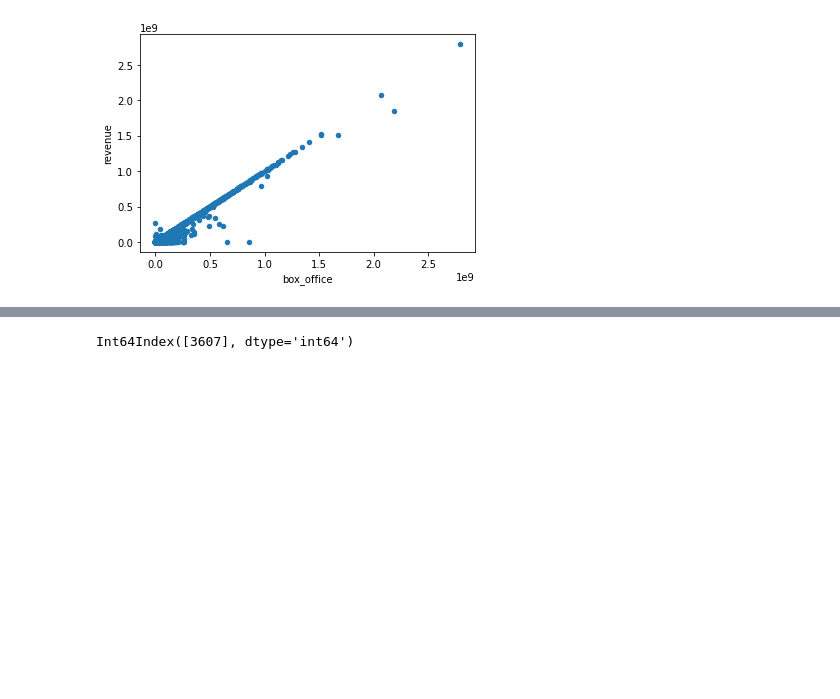
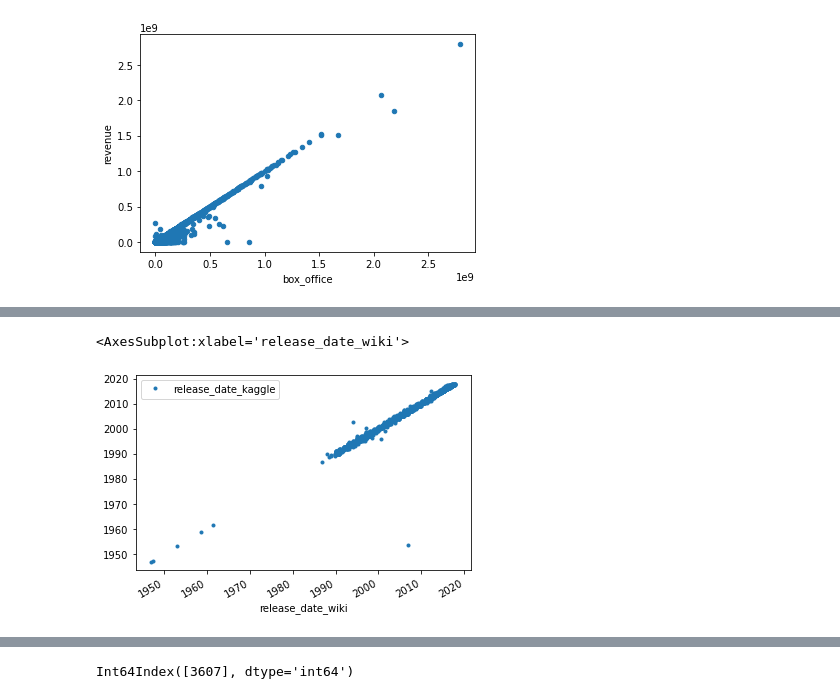
Before and after one commit to umakiyer/Movies-ETL, a Jupyter notebook: etl.ipynb, the cells around one changed output, grey strips where cells are left out. Cells and saved outputs as stored; diff of their text form; code cells hidden in the pictures; blank space fills up the shorter version.

```diff
--- a/etl.ipynb
+++ b/etl.ipynb
@@ -543,7 +539,7 @@ wiki_movies_df.drop('Running time', axis=1, inplace=True)
 # %%
 # ##### Clean the Kaggle Data 8.3.1
 # %%
-kaggle_metadata=pd.read_csv(f'{file_dir}/movies_metadata.csv', low_memory=False)
+#kaggle_metadata=pd.read_csv(f'{file_dir}/movies_metadata.csv', low_memory=False)
 kaggle_metadata.info()
 # %% [output]
 <class 'pandas.core.frame.DataFrame'>
@@ -646,4 +642,5 @@ kaggle_metadata['id']=pd.to_numeric(kaggle_metadata['id'], errors='raise')
 kaggle_metadata['popularity']= pd.to_numeric(kaggle_metadata['popularity'], errors='raise')
 # %%
 # Convert release date to Date Format
-kaggle_metadata['release_rate']=pd.to_datetime(kaggle_metadata['release_date'])
+kaggle_metadata['release_date']=pd.to_datetime(kaggle_metadata['release_date'])
+kaggle_metadata.info()
@@ -785,2 +815,5 @@ movies_df.fillna(0)[movies_df['box_office'] < 10**9].plot(x='box_office', y='rev
 # %%
-# movies_df[['release_date_wiki','release_date_kaggle']].plot(x='release_date_wiki', y='release_date_kaggle', style='.')
+movies_df[['release_date_wiki','release_date_kaggle']].plot(x='release_date_wiki', y='release_date_kaggle', style='.')
+# %% [output]
+<AxesSubplot:xlabel='release_date_wiki'>
+[figure, added]
```
Also changed, not shown: parts of 15 cells of this notebook, 13 other files.
